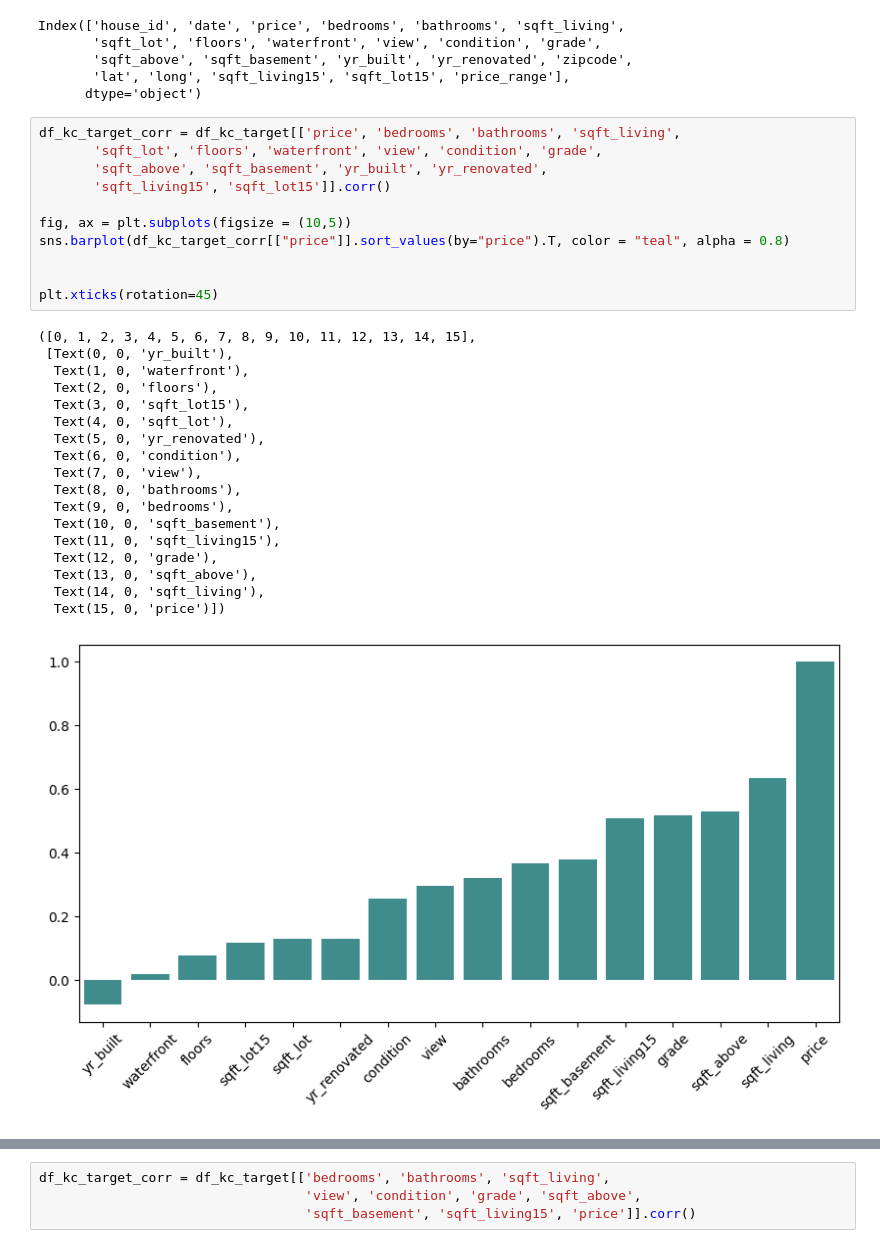
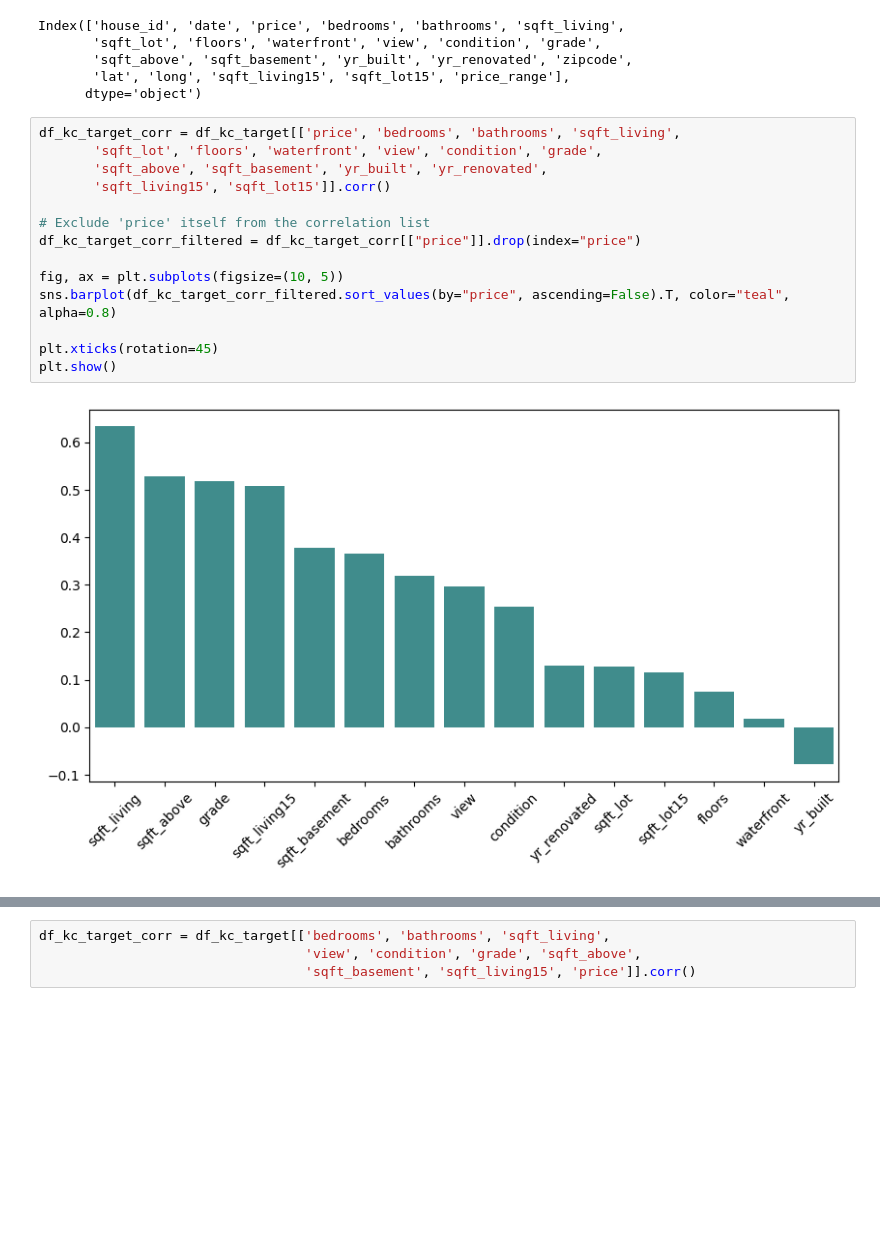
Before and after one commit to marinamoya/king-county-eda-project, a Jupyter notebook: eda-king-county.ipynb, the cells around one changed output, grey strips where cells are left out. Saved outputs shown, nothing was run; the diff lists cells and outputs as text; blank space fills up the shorter version.

```diff
--- a/eda-king-county.ipynb
+++ b/eda-king-county.ipynb
@@ -317,33 +317,19 @@ Index(['house_id', 'date', 'price', 'bedrooms', 'bathrooms', 'sqft_living',
 # %%
 df_kc_target_corr = df_kc_target[['price', 'bedrooms', 'bathrooms', 'sqft_living',
        'sqft_lot', 'floors', 'waterfront', 'view', 'condition', 'grade',
        'sqft_above', 'sqft_basement', 'yr_built', 'yr_renovated',
        'sqft_living15', 'sqft_lot15']].corr()
 
-fig, ax = plt.subplots(figsize = (10,5))
-sns.barplot(df_kc_target_corr[["price"]].sort_values(by="price").T, color = "teal", alpha = 0.8)
+# Exclude 'price' itself from the correlation list
+df_kc_target_corr_filtered = df_kc_target_corr[["price"]].drop(index="price")
 
+fig, ax = plt.subplots(figsize=(10, 5))
+sns.barplot(df_kc_target_corr_filtered.sort_values(by="price", ascending=False).T, color="teal", alpha=0.8)
 
 plt.xticks(rotation=45)
+plt.show()
 # %% [output]
-([0, 1, 2, 3, 4, 5, 6, 7, 8, 9, 10, 11, 12, 13, 14, 15],
- [Text(0, 0, 'yr_built'),
-  Text(1, 0, 'waterfront'),
-  Text(2, 0, 'floors'),
-  Text(3, 0, 'sqft_lot15'),
-  Text(4, 0, 'sqft_lot'),
-  Text(5, 0, 'yr_renovated'),
-  Text(6, 0, 'condition'),
-  Text(7, 0, 'view'),
-  Text(8, 0, 'bathrooms'),
-  Text(9, 0, 'bedrooms'),
-  Text(10, 0, 'sqft_basement'),
-  Text(11, 0, 'sqft_living15'),
-  Text(12, 0, 'grade'),
-  Text(13, 0, 'sqft_above'),
-  Text(14, 0, 'sqft_living'),
-  Text(15, 0, 'price')])
-[figure, old version]
+[figure, new version]
 # %%
 # hightest impact on value (price) --> sqft_living; sqft_above, grade and sqft_living15;
 # Remove waterfront, yr_built, floors, sqft_lot15, sqft_lot, as they don't seem to have influece on pricce in these target neighbourhoods;
```
Also changed, not shown: parts of 93 cells of this notebook.
